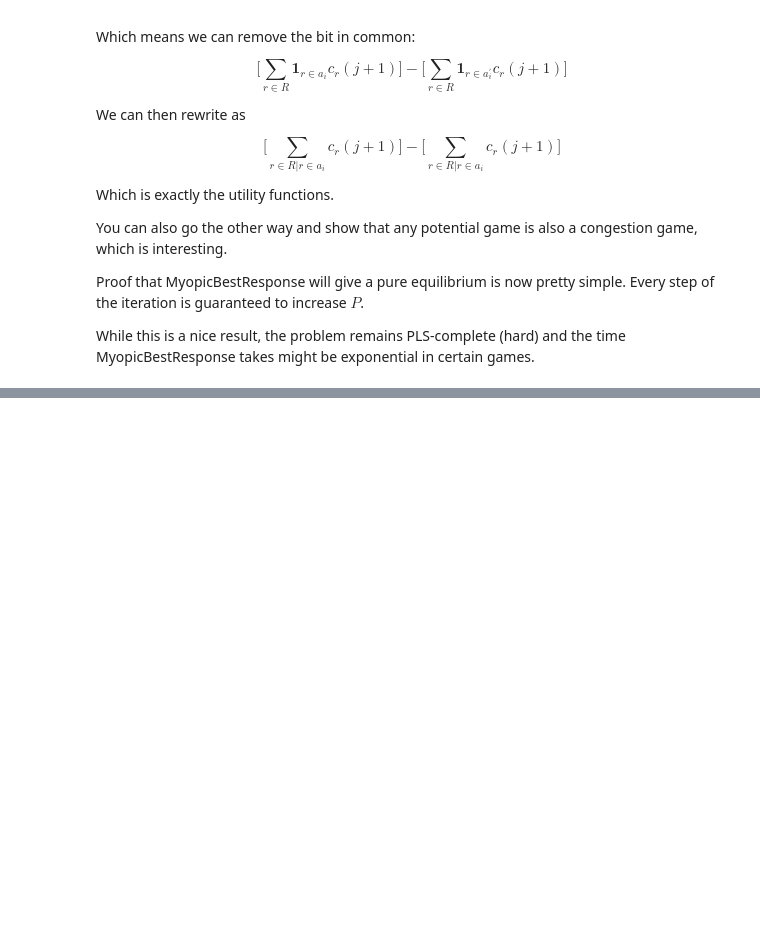
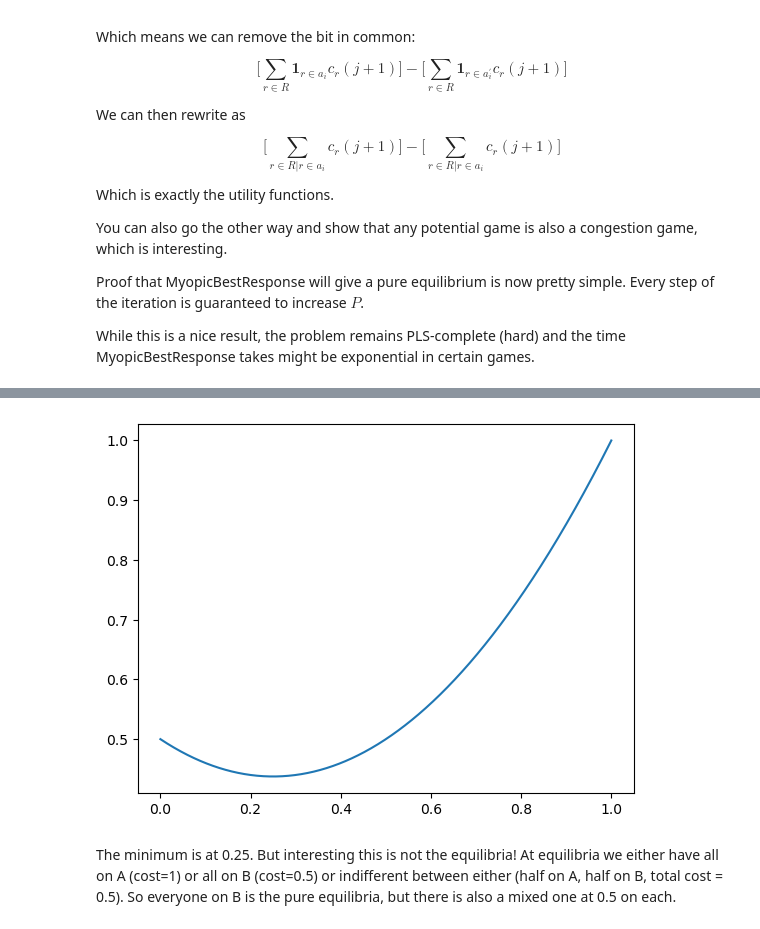
Before and after one commit to GiottoFrean/Multiagent_Systems, a Jupyter notebook: 6 Richer Representations - Beyond the Normal and Extensive Forms/D - Congestion games.ipynb, the cells around one changed output, grey strips where cells are left out. Drawn from its saved outputs; the diff is of its cells as text; code cells hidden in the pictures; blank space fills up the shorter version.

```diff
--- a/6 Richer Representations - Beyond the Normal and Extensive Forms/D - Congestion games.ipynb
+++ b/6 Richer Representations - Beyond the Normal and Extensive Forms/D - Congestion games.ipynb
@@ -153,0 +179,9 @@ A nonatomic congestion game
+# %%
+x = np.linspace(0,1,1000)
+y = x**2 + 0.5*(1-x)
+plt.plot(x,y)
+plt.show()
+# %% [output]
+[figure, added]
+# %% [markdown]
+The minimum is at 0.25. But interesting this is not the equilibria! At equilibria we either have all on A (cost=1) or all on B (cost=0.5) or indifferent between either (half on A, half on B, total cost = 0.5). So everyone on B is the pure equilibria, but there is also a mixed one at 0.5 on each.
```
Also changed, not shown: parts of 12 cells of this notebook.
